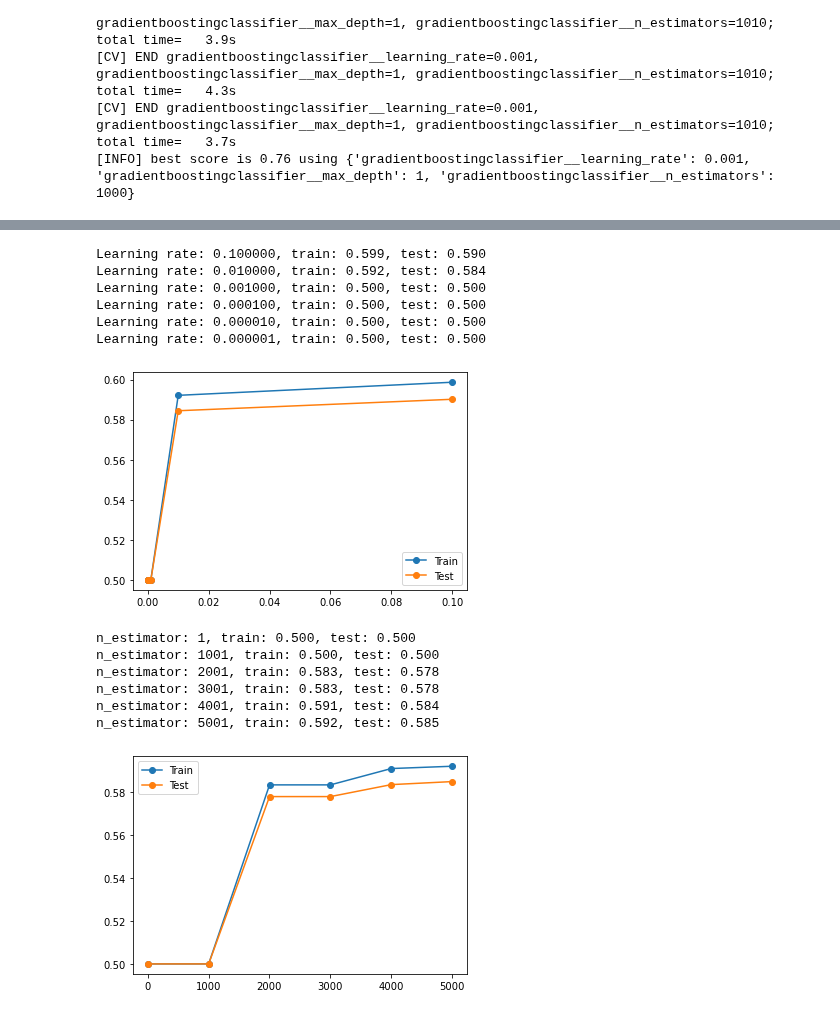
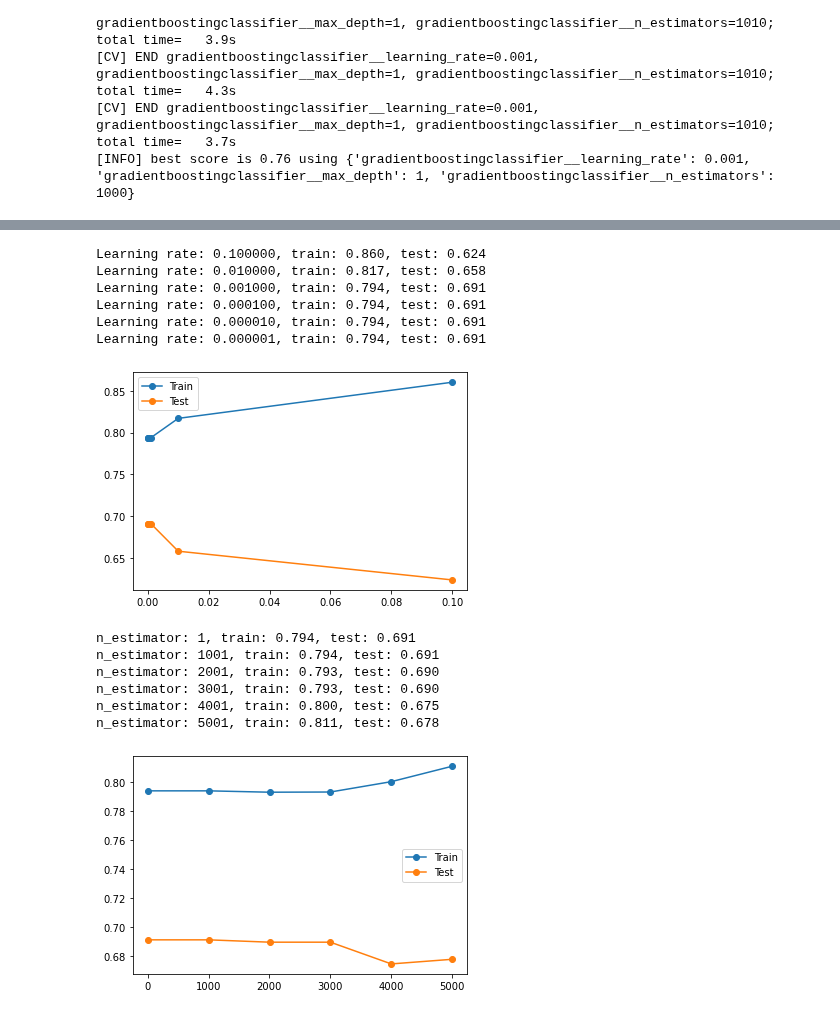
Before and after one commit to aojudo/seminar-marketing, a Jupyter notebook: boostedTreesTest copy.ipynb, the cells around one changed output, grey strips where cells are left out. Drawn from its saved outputs; the diff is of its cells as text; code cells hidden in the pictures.

```diff
--- a/boostedTreesTest copy.ipynb
+++ b/boostedTreesTest copy.ipynb
@@ -150,20 +112,19 @@ nEstimator = 1000
 maximumDepth = 1
 # %%
 #Check for overfitting with learning_rate
-
 # define lists to collect scores
 train_scores, test_scores = list(), list()
 
-# define the learning rate to evaluate
+# define the estimators to evaluate
 values = [0.1, 0.01, pow(10,-3), pow(10,-4), pow(10,-5), pow(10,-6)]
-# evaluate a decision tree for learning rate
+# evaluate a decision tree for estimator
 for i in values:
     # configure the model
     model = GradientBoostingClassifier(max_depth=maximumDepth, learning_rate = i, n_estimators=nEstimator, random_state=23).fit(
-        train_features, train_targets)
+        x_res, y_res)
     # evaluate on the train dataset
-    schatting = model.predict(train_features)
-    train_acc = roc_auc_score(train_targets, schatting)
+    schatting = model.predict(x_res)
+    train_acc = roc_auc_score(y_res, schatting)
     train_scores.append(train_acc)
     # evaluate on the test dataset
     test_schatting = model.predict(test_features)
@@ -171,53 +132,51 @@ for i in values:
     test_scores.append(test_acc)
     # summarize progress
     print('Learning rate: %.6f, train: %.3f, test: %.3f' % (i, train_acc, test_acc))
-# plot of train and test scores vs learning rate
+# plot of train and test scores vs n_estimator
 pyplot.plot(values, train_scores, '-o', label='Train')
 pyplot.plot(values, test_scores, '-o', label='Test')
 pyplot.legend()
 pyplot.show()
 # %% [output]
-Learning rate: 0.100000, train: 0.599, test: 0.590
-Learning rate: 0.010000, train: 0.592, test: 0.584
-Learning rate: 0.001000, train: 0.500, test: 0.500
-Learning rate: 0.000100, train: 0.500, test: 0.500
-Learning rate: 0.000010, train: 0.500, test: 0.500
-Learning rate: 0.000001, train: 0.500, test: 0.500
+Learning rate: 0.100000, train: 0.860, test: 0.624
+Learning rate: 0.010000, train: 0.817, test: 0.658
+Learning rate: 0.001000, train: 0.794, test: 0.691
+Learning rate: 0.000100, train: 0.794, test: 0.691
+Learning rate: 0.000010, train: 0.794, test: 0.691
+Learning rate: 0.000001, train: 0.794, test: 0.691
-[figure, old version]
+[figure, new version]
 # %%
-#Check for overfitting with n_estimators
-
 # define lists to collect scores
 train_scores, test_scores = list(), list()
 
 # define the estimators to evaluate
 values = [i for i in range(1, 6001, 1000)]
 # evaluate a decision tree for estimator
 for i in values:
     # configure the model
     model = GradientBoostingClassifier(max_depth=maximumDepth, learning_rate = learningRate, n_estimators=i, random_state=23).fit(
-        train_features, train_targets)
+        x_res, y_res)
     # evaluate on the train dataset
-    schatting = model.predict(train_features)
-    train_acc = roc_auc_score(train_targets, schatting)
+    schatting = model.predict(x_res)
+    train_acc = roc_auc_score(y_res, schatting)
     train_scores.append(train_acc)
     # evaluate on the test dataset
     test_schatting = model.predict(test_features)
     test_acc = roc_auc_score(test_targets, test_schatting)
     test_scores.append(test_acc)
     # summarize progress
     print('n_estimator: %.0f, train: %.3f, test: %.3f' % (i, train_acc, test_acc))
 # plot of train and test scores vs n_estimator
 pyplot.plot(values, train_scores, '-o', label='Train')
 pyplot.plot(values, test_scores, '-o', label='Test')
 pyplot.legend()
 pyplot.show()
 # %% [output]
-n_estimator: 1, train: 0.500, test: 0.500
-n_estimator: 1001, train: 0.500, test: 0.500
-n_estimator: 2001, train: 0.583, test: 0.578
-n_estimator: 3001, train: 0.583, test: 0.578
-n_estimator: 4001, train: 0.591, test: 0.584
-n_estimator: 5001, train: 0.592, test: 0.585
+n_estimator: 1, train: 0.794, test: 0.691
+n_estimator: 1001, train: 0.794, test: 0.691
+n_estimator: 2001, train: 0.793, test: 0.690
+n_estimator: 3001, train: 0.793, test: 0.690
+n_estimator: 4001, train: 0.800, test: 0.675
+n_estimator: 5001, train: 0.811, test: 0.678
-[figure, old version]
+[figure, new version]
 # %%
```
Also changed, not shown: parts of 8 cells of this notebook, 1 other file.
